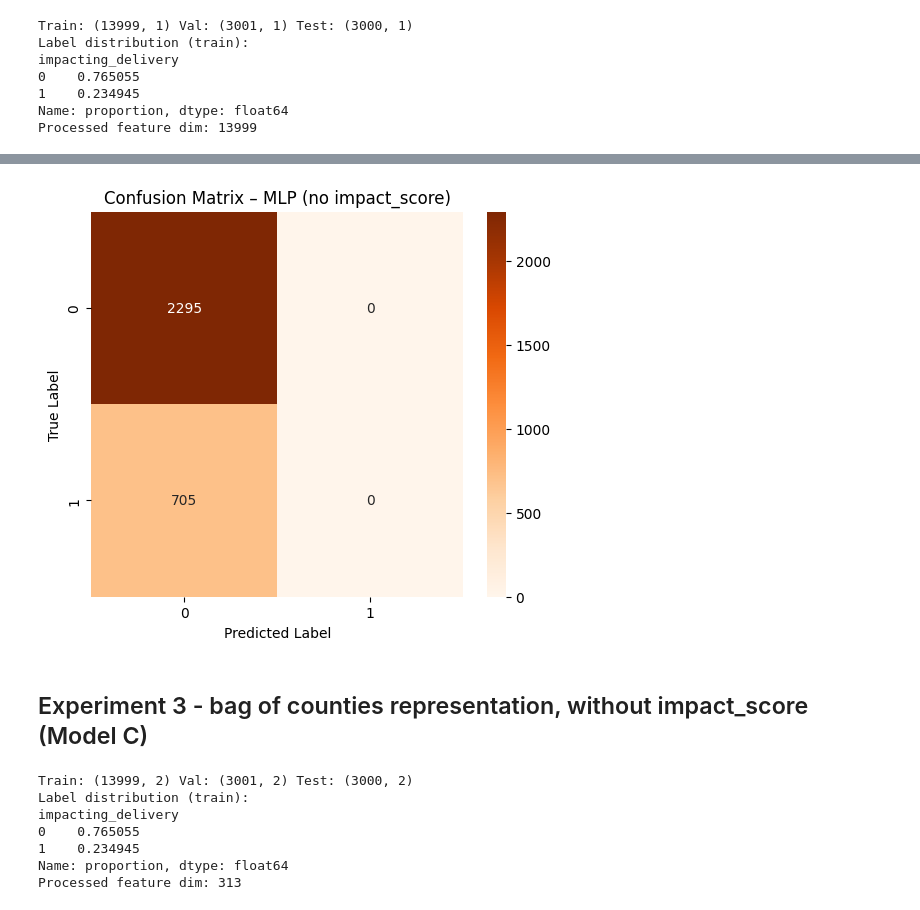
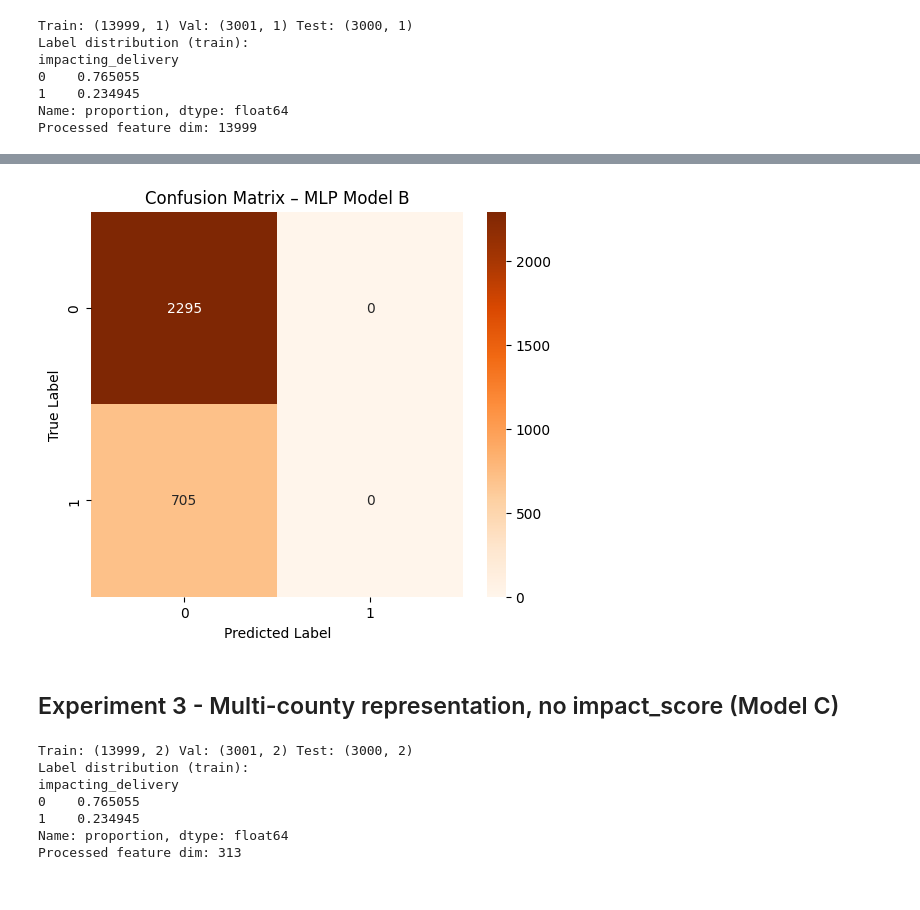
Before and after one commit to ecasto9542/cs230-project, a Jupyter notebook: notebooks/deep_model_mlp.ipynb, the cells around one changed output, grey strips where cells are left out. Drawn from its saved outputs; the diff is of its cells as text; code cells hidden in the pictures.

```diff
--- a/notebooks/deep_model_mlp.ipynb
+++ b/notebooks/deep_model_mlp.ipynb
@@ -452,7 +457,7 @@ cm_mlp_no = confusion_matrix(y_test_B, mlp_preds_no)
 
 plt.figure(figsize=(6,5))
 sns.heatmap(cm_mlp_no, annot=True, fmt="d", cmap="Oranges")
-plt.title("Confusion Matrix – MLP (no impact_score)")
+plt.title("Confusion Matrix – MLP Model B")
 plt.xlabel("Predicted Label")
 plt.ylabel("True Label")
 plt.savefig("results/cm_mlp_no_score.png", dpi=150)
@@ -462,6 +467,6 @@ plt.show()
-[figure, old version]
+[figure, new version]
 # %% [markdown]
-## Experiment 3 - bag of counties representation, without impact_score (Model C)
+## Experiment 3 - Multi-county representation, no impact_score (Model C)
 # %%
 text_feature_bow = "counties"
 numeric_features_bow = ["county_count"]
```
Also changed, not shown: parts of 22 cells of this notebook, 27 other files.
